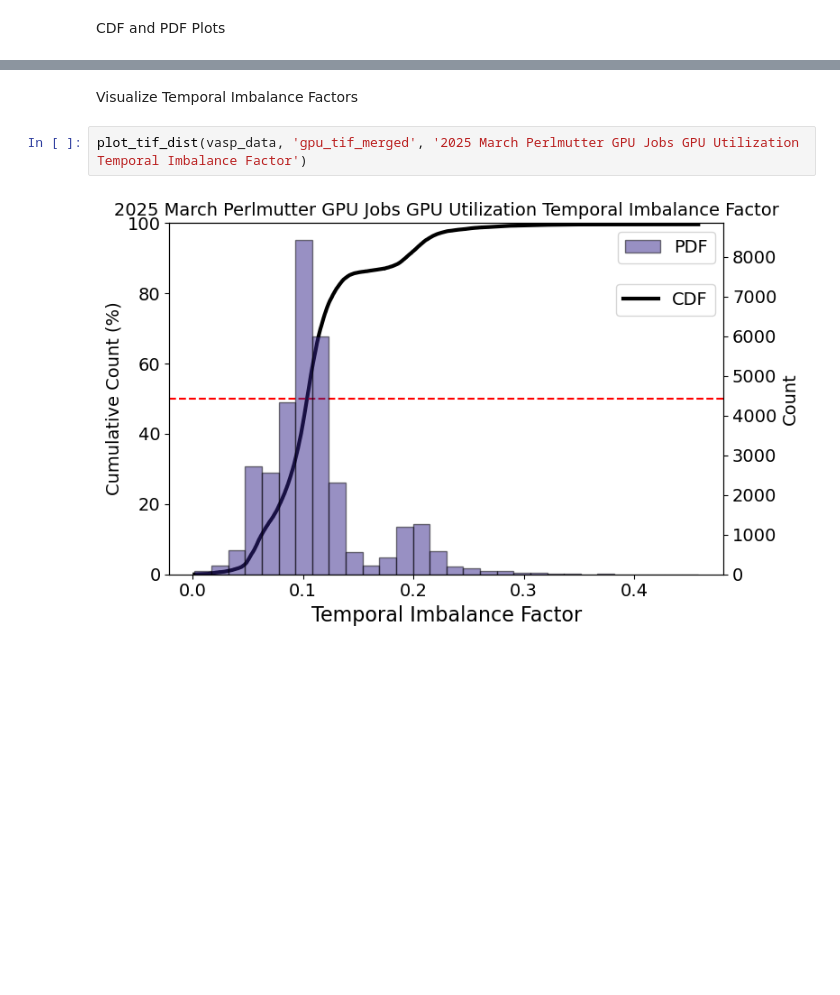
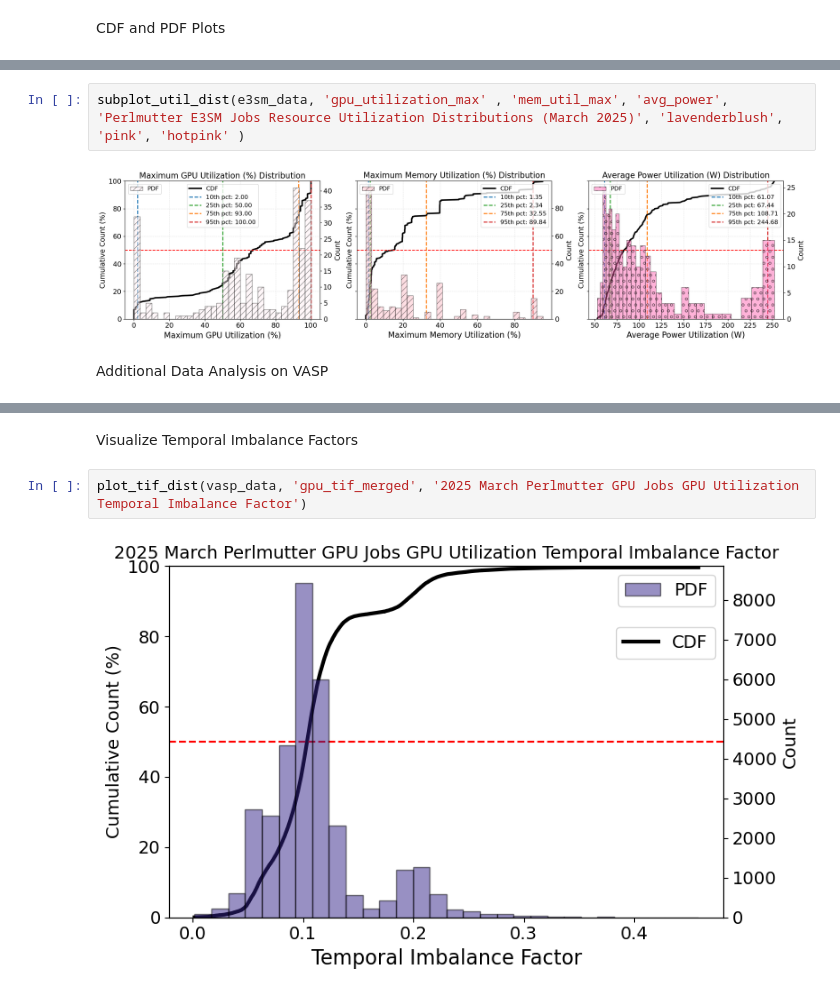
Before and after one commit to beste-oztop/vasp-gpu-resource-data-analysis, a Jupyter notebook: notebooks/resource_util_analysis.ipynb, the cells around one changed output, grey strips where cells are left out. Drawn from its saved outputs; the diff is of its cells as text; blank space fills up the shorter version.

```diff
--- a/notebooks/resource_util_analysis.ipynb
+++ b/notebooks/resource_util_analysis.ipynb
@@ -123,0 +208,6 @@ plot_energy_dist(vasp_data, 'total_energy_kwh', '2025 March Perlmutter VASP Jobs
+# %%
+subplot_util_dist(e3sm_data, 'gpu_utilization_max' , 'mem_util_max', 'avg_power', 'Perlmutter E3SM Jobs Resource Utilization Distributions (March 2025)', 'lavenderblush', 'pink', 'hotpink' )
+# %% [output]
+[figure, added]
+# %% [markdown]
+Additional Data Analysis on VASP
```
Also changed, not shown: parts of 31 cells of this notebook, 3 other files.
